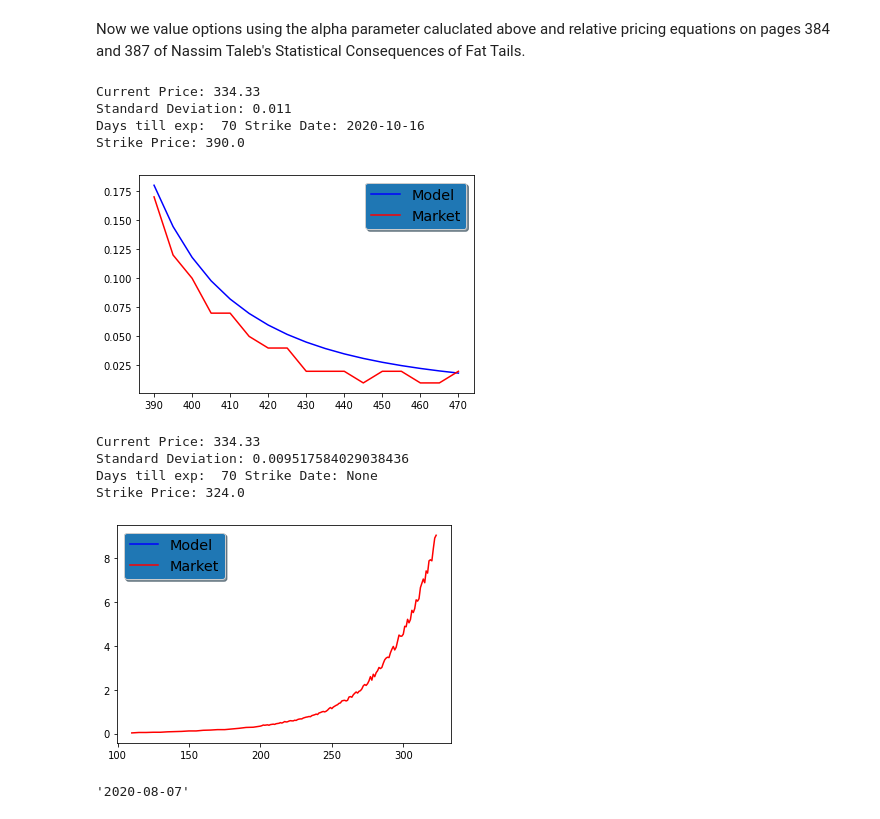
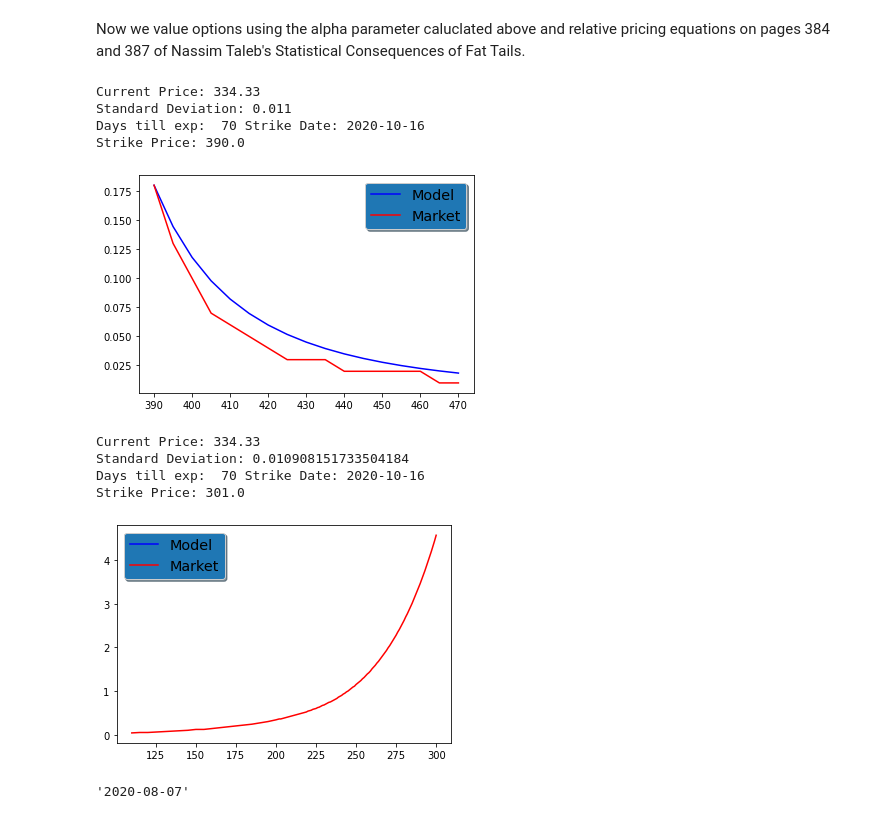
Before and after one commit to irrationomical/OOTM-Option-Pricing-with-Power-Laws-and-News, a Jupyter notebook: alpha_estimation.ipynb, the cells around one changed output. Cells and saved outputs as stored; diff of their text form; code cells hidden in the pictures.

```diff
--- a/alpha_estimation.ipynb
+++ b/alpha_estimation.ipynb
@@ -370,12 +370,13 @@ def get_k1_call(expire_index, stock, S0, xmin, stdev, days_till_exp):
   @param expire_index: output of get_index()
   @param stock: output of yf.Ticker()
   @param S0: current price as of yesterday's close
-  @param xmin: minimum percent change where power law applies (Karmatta point)
-  @param stdev: standard deviation of positive daily movements in stock
+  @param xmin: minimum daily percent change where power law applies
+  @param stdev: standard deviation of daily movements in stock
+  @param days_till_exp: days till expiration of option contract
   """
   df = pd.DataFrame(stock.option_chain(stock.options[expire_index]).calls)
   df = df.loc[df['ask'] > 0]
-  # get max of karmatta point and 3.5 stdev for options pricing point
+  # trading days or calandar days? Chose calandar for now
   stdev = np.sqrt((stdev**2)*days_till_exp) # stdev of option at expiration
   karmatta = 2 * stdev
   # get subset around the karmatta point
@@ -383,17 +384,19 @@ def get_k1_call(expire_index, stock, S0, xmin, stdev, days_till_exp):
   # pick contract with smallest spread as it's maybe priced most efficiently
   return subset.iloc[[np.argmin(subset['ask'] - subset['bid'])]]
 
-def get_k1_put(expire_index, stock, S0, xmin, stdev):
+def get_k1_put(expire_index, stock, S0, xmin, stdev, days_till_exp):
   """ gets best strike price near Karmatta Point for put
   @param expire_index: output of get_index()
   @param stock: output of yf.Ticker()
   @param S0: current price as of yesterday's close
-  @param xmin: minimum percent change where power law applies (Karmatta point)
+  @param xmin: minimum percent change where power law applies
+  @param stdev: standard deviation of daily movements in stock
+  @param days_till_exp: days till expiration of option contract
   """
   df = pd.DataFrame(stock.option_chain(stock.options[expire_index]).puts)
   df = df.loc[df['ask'] > 0]
-  # get max of karmatta point and 3.5 stdev for options pricing point
-  karmatta = max(xmin, 2*stdev)
+  # get max of karmatta point and 2 stdev for options pricing point
+  karmatta = stdev * np.sqrt(days_till_exp)
   # get subset around karmatta point
   subset = df.loc[(df['strike'] < S0*(1-karmatta*.9)) & (df['strike'] > S0*(1-karmatta*1.1))]
   # pick contract with smallest spread as it's maybe priced most efficiently
@@ -445,7 +446,7 @@ def check_calls(symbol, start = '2010-01-01', interval='1d'):
 d = check_calls('SPY')
 fig, ax = plt.subplots()
 ax.plot(d['strike'], d['model_value'], c="blue", label='Model')
-ax.plot(d['strike'], d['lastPrice'],c="red", label='Market')
+ax.plot(d['strike'], d['ask'],c="red", label='Market')
 legend = ax.legend(loc='upper right', shadow=True, fontsize='x-large')
 legend.get_frame().set_facecolor('C0')
 plt.show()
@@ -454,7 +455,7 @@ Current Price: 334.33
 Standard Deviation: 0.011
 Days till exp:  70 Strike Date: 2020-10-16
 Strike Price: 390.0
-[figure, old version]
+[figure, new version]
 # %%
 def check_puts(symbol,start = '2010-01-01', interval='1d'):
   # get todays date
@@ -478,12 +479,12 @@ def check_puts(symbol,start = '2010-01-01', interval='1d'):
   q, a, KS, xmin = get_xmin(neg_sorted)
 
   # get standard deviation of negative movements
-  stdev_neg = np.sqrt(np.mean(df_neg['diff']**2) - np.mean(df_neg['diff'])**2)
-  print("Standard Deviation:", stdev_neg)
+  stdev = np.sqrt(np.mean(df['diff']**2) - np.mean(df['diff'])**2)
+  print("Standard Deviation:", stdev)
 
   # get K1 df (reference option price at karmatta point)
   ind, days_till_exp = get_index(stock, S0, "put")
-  k1_df = get_k1_put(ind, stock, S0, xmin, stdev_neg)
+  k1_df = get_k1_put(ind, stock, S0, xmin, stdev, days_till_exp)
   PK1 = float(k1_df['lastPrice'])
   K1 = float(k1_df['strike'])
   print("Strike Price:",K1)
@@ -502,17 +503,17 @@ def check_puts(symbol,start = '2010-01-01', interval='1d'):
 # %%
 d = check_puts('SPY')
 fig, ax = plt.subplots()
 ax.plot(d['strike'], d['model_value'], c="blue", label='Model')
-ax.plot(d['strike'], d['lastPrice'],c="red", label='Market')
+ax.plot(d['strike'], d['ask'],c="red", label='Market')
 legend = ax.legend(loc='upper left', shadow=True, fontsize='x-large')
 legend.get_frame().set_facecolor('C0')
 plt.show()
 # %% [output]
 Current Price: 334.33
-Standard Deviation: 0.009517584029038436
-Days till exp:  70 Strike Date: None
-Strike Price: 324.0
+Standard Deviation: 0.010908151733504184
+Days till exp:  70 Strike Date: 2020-10-16
+Strike Price: 301.0
-[figure, old version]
+[figure, new version]
 # %%
 # NOTE: this is for discrete power laws
 # def get_alpha(select_df):
```
Also changed, not shown: parts of 1 cell of this notebook.
